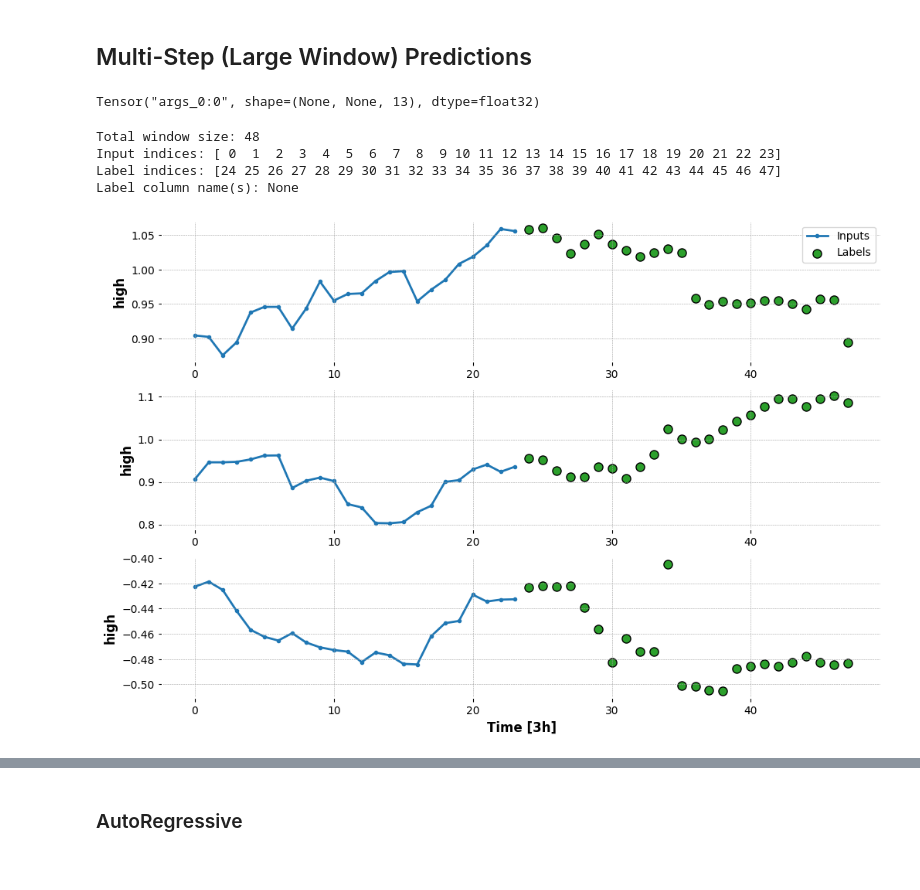
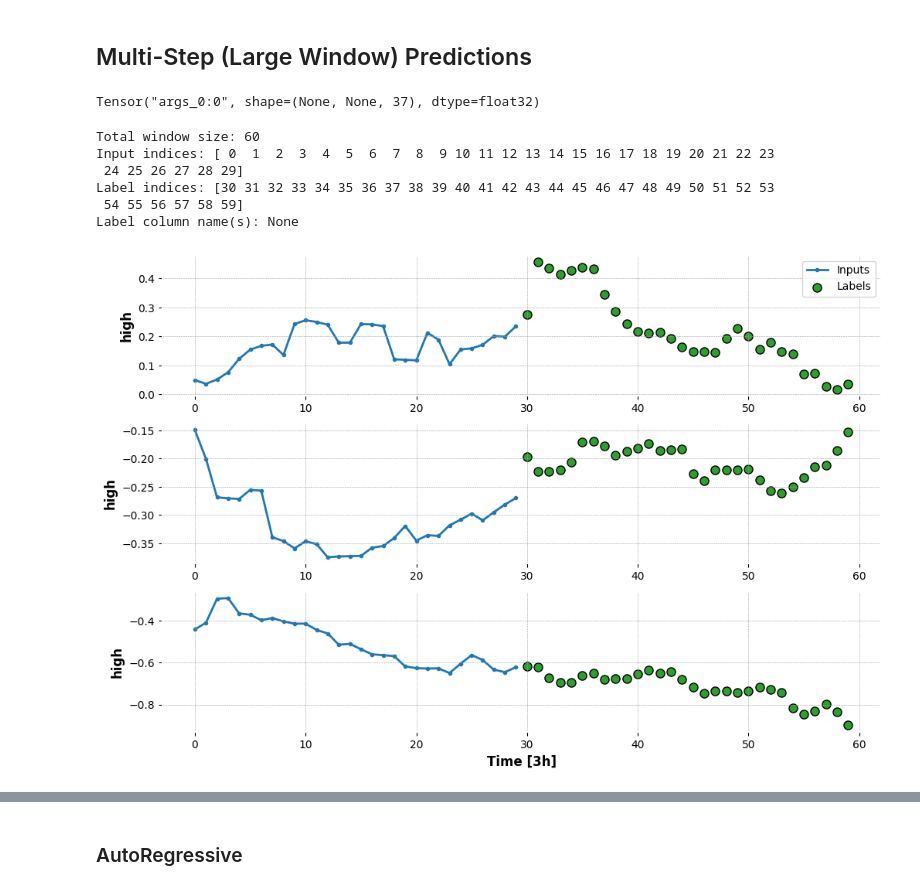
Before and after one commit to mrjaytv/cryptolord, a Jupyter notebook: dataExploration5.ipynb, the cells around one changed output, grey strips where cells are left out. Drawn from its saved outputs; the diff is of its cells as text; code cells hidden in the pictures.

```diff
--- a/dataExploration5.ipynb
+++ b/dataExploration5.ipynb
@@ -1189,20 +1199,22 @@ LSTM        : 0.0188
 # %% [markdown]
 ## Multi-Step (Large Window) Predictions
 # %%
-OUT_STEPS = 24
-multi_window = WindowGenerator(input_width=24,
+OUT_STEPS = 30
+multi_window = WindowGenerator(input_width=30,
                                label_width=OUT_STEPS,
                                shift=OUT_STEPS)
 
 multi_window.plot()
 multi_window
 # %% [output]
-Tensor("args_0:0", shape=(None, None, 13), dtype=float32)
+Tensor("args_0:0", shape=(None, None, 37), dtype=float32)
-Total window size: 48
-Input indices: [ 0  1  2  3  4  5  6  7  8  9 10 11 12 13 14 15 16 17 18 19 20 21 22 23]
-Label indices: [24 25 26 27 28 29 30 31 32 33 34 35 36 37 38 39 40 41 42 43 44 45 46 47]
+Total window size: 60
+Input indices: [ 0  1  2  3  4  5  6  7  8  9 10 11 12 13 14 15 16 17 18 19 20 21 22 23
+ 24 25 26 27 28 29]
+Label indices: [30 31 32 33 34 35 36 37 38 39 40 41 42 43 44 45 46 47 48 49 50 51 52 53
+ 54 55 56 57 58 59]
 Label column name(s): None
-[figure, old version]
+[figure, new version]
 # %%
 class MultiStepLastBaseline(tf.keras.Model):
   def call(self, inputs):
```
Also changed, not shown: parts of 59 cells of this notebook.
